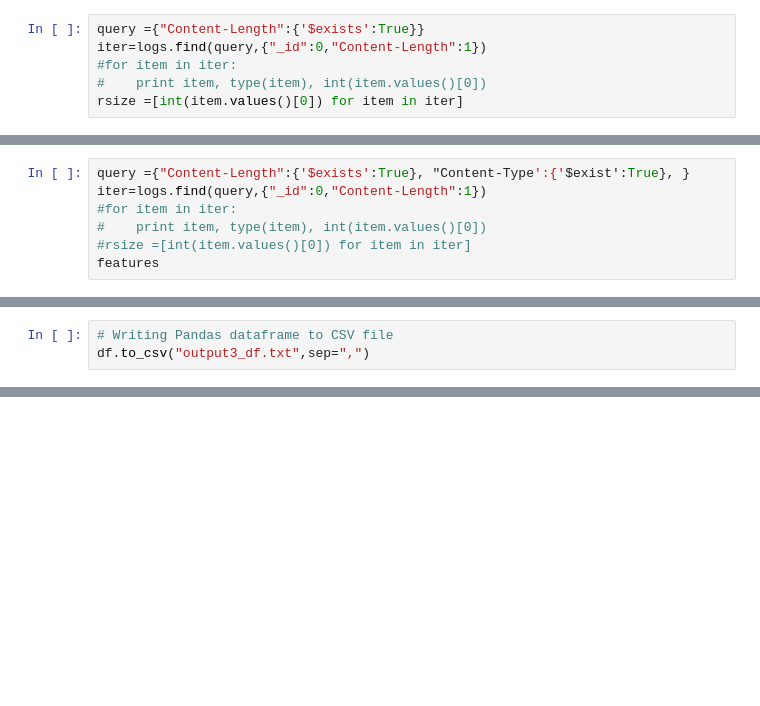
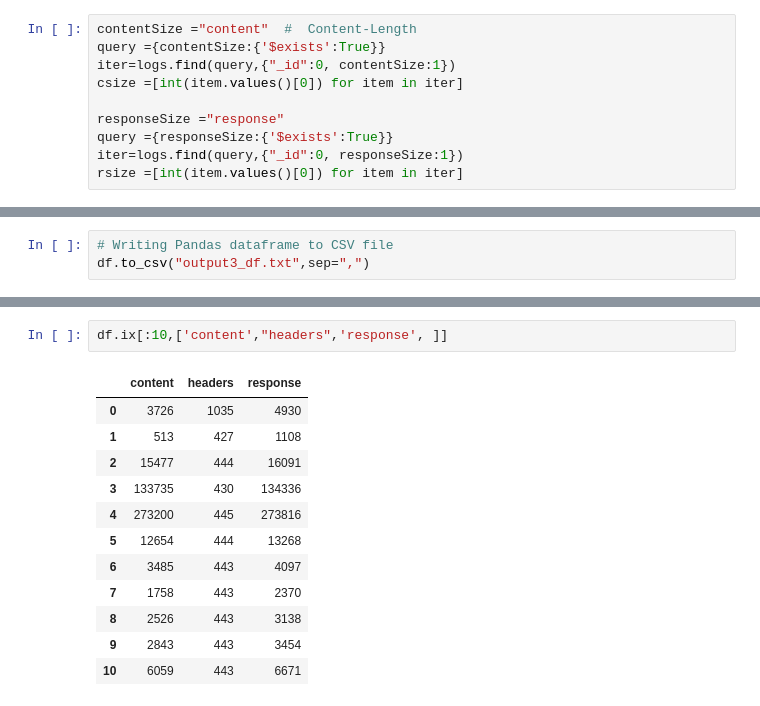
Before and after one commit to wangwf/Codes, a Jupyter notebook: dataLogs/mongodb.ipynb, the cells around one changed output, grey strips where cells are left out. Drawn from its saved outputs; the diff is of its cells as text; blank space fills up the shorter version.

```diff
--- a/dataLogs/mongodb.ipynb
+++ b/dataLogs/mongodb.ipynb
@@ -125,8 +236,12 @@ Content-Length 6059
 # %%
-query ={"Content-Length":{'$exists':True}}
-iter=logs.find(query,{"_id":0,"Content-Length":1})
-#for item in iter:
-#    print item, type(item), int(item.values()[0])
+contentSize ="content"  #  Content-Length
+query ={contentSize:{'$exists':True}}
+iter=logs.find(query,{"_id":0, contentSize:1})
+csize =[int(item.values()[0]) for item in iter]
+
+responseSize ="response"
+query ={responseSize:{'$exists':True}}
+iter=logs.find(query,{"_id":0, responseSize:1})
 rsize =[int(item.values()[0]) for item in iter]
 # %%
 import matplotlib.pyplot as plt
@@ -137,8 +253 @@ plt.plot(rsize)
 plt.show()
-# %%
-query ={"Content-Length":{'$exists':True}, "Content-Type':{'$exist':True}, }
-iter=logs.find(query,{"_id":0,"Content-Length":1})
-#for item in iter:
-#    print item, type(item), int(item.values()[0])
-#rsize =[int(item.values()[0]) for item in iter]
-features
@@ -214,0 +368,15 @@ df.to_csv("output3_df.txt",sep=",")
+# %%
+df.ix[:10,['content',"headers",'response', ]]
+# %% [output]
+|  | content | headers | response |
+| 0 | 3726 | 1035 | 4930 |
+| 1 | 513 | 427 | 1108 |
+| 2 | 15477 | 444 | 16091 |
+| 3 | 133735 | 430 | 134336 |
+| 4 | 273200 | 445 | 273816 |
+| 5 | 12654 | 444 | 13268 |
+| 6 | 3485 | 443 | 4097 |
+| 7 | 1758 | 443 | 2370 |
+| 8 | 2526 | 443 | 3138 |
+| 9 | 2843 | 443 | 3454 |
+| 10 | 6059 | 443 | 6671 |
```
Also changed, not shown: parts of 17 cells of this notebook, 2 other files.
